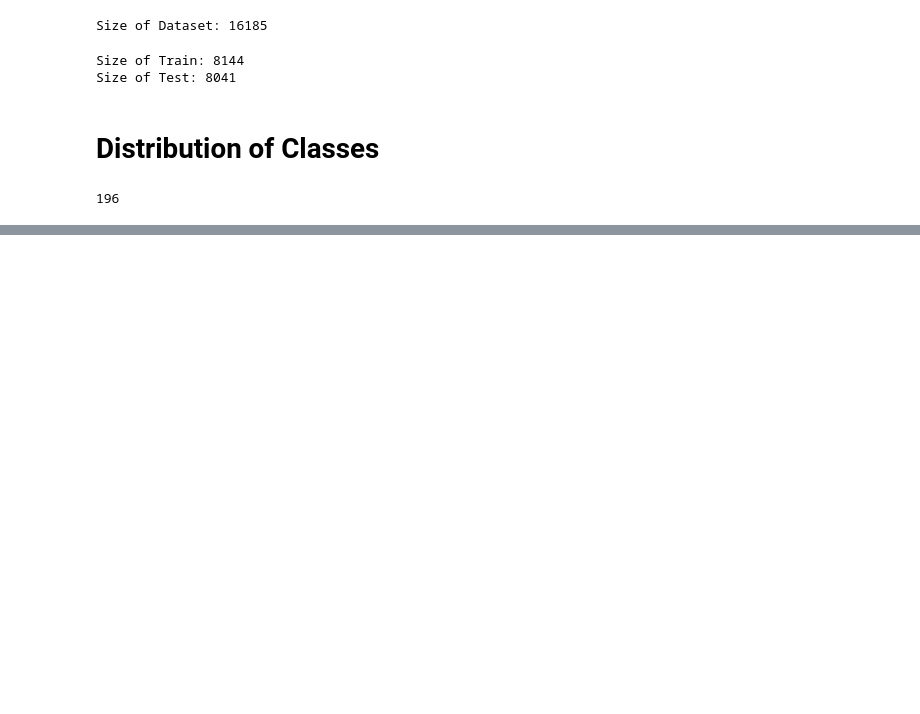
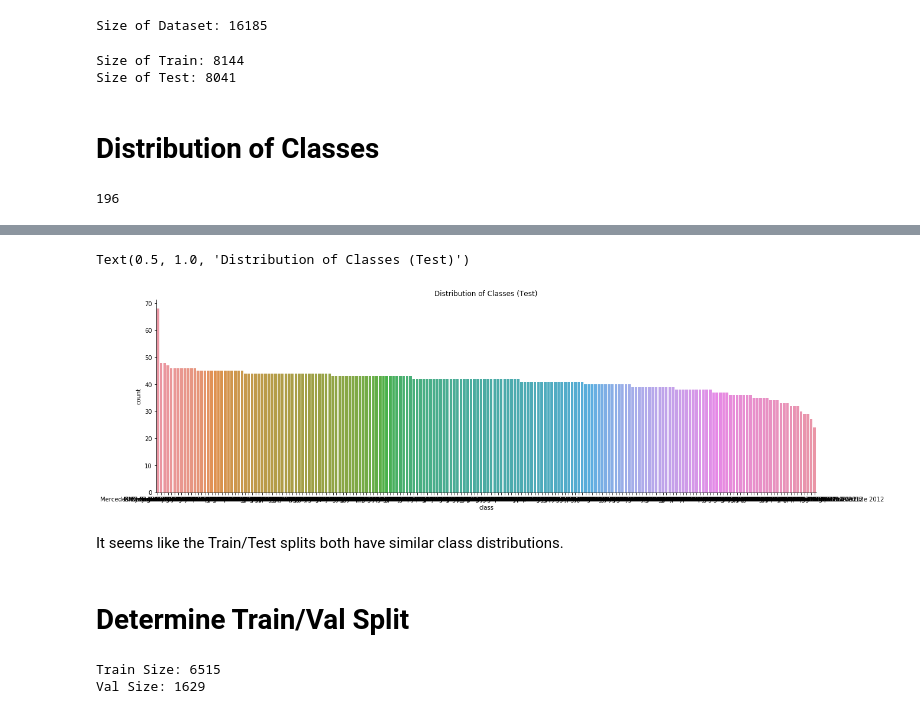
Before and after one commit to yizhe-ang/VroomNet, a Jupyter notebook: notebooks/EDA.ipynb, the cells around one changed output, grey strips where cells are left out. Drawn from its saved outputs; the diff is of its cells as text; code cells hidden in the pictures; blank space fills up the shorter version.

```diff
--- a/notebooks/EDA.ipynb
+++ b/notebooks/EDA.ipynb
@@ -44,0 +78,12 @@ NameError: name 'plt' is not defined
+# %%
+plt.figure(figsize=(20, 6))
+
+sns.countplot(x='class', data=test_data, order=value_counts.index)\
+    .set_title('Distribution of Classes (Test)')
+# %% [output]
+Text(0.5, 1.0, 'Distribution of Classes (Test)')
+[figure, added]
+# %% [markdown]
+It seems like the Train/Test splits both have similar class distributions.
+# %% [markdown]
+# Determine Train/Val Split
@@ -44,0 +95,6 @@ NameError: name 'plt' is not defined
+# %%
+print(f'Train Size: {len(train_data)}')
+print(f'Val Size: {len(val_data)}')
+# %% [output]
+Train Size: 6515
+Val Size: 1629
```
Also changed, not shown: parts of 17 cells of this notebook, 32 other files.
